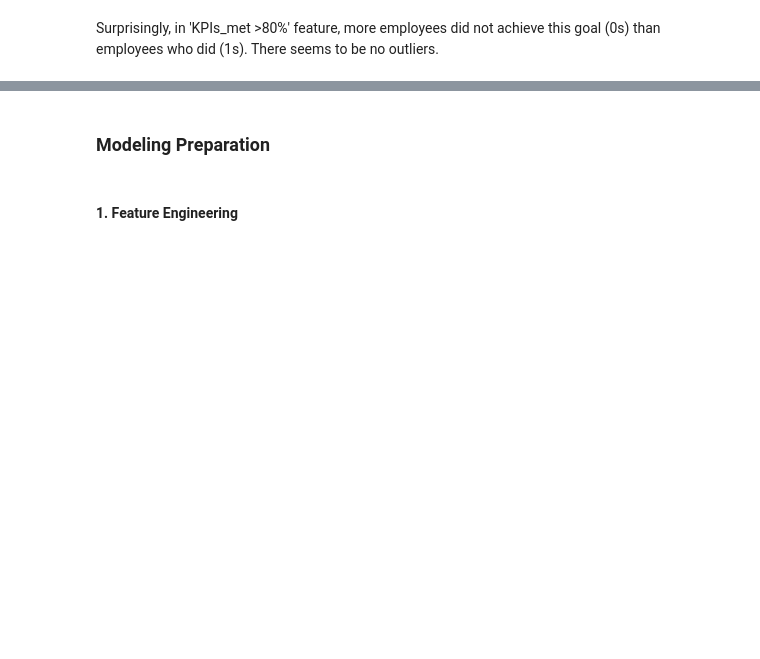
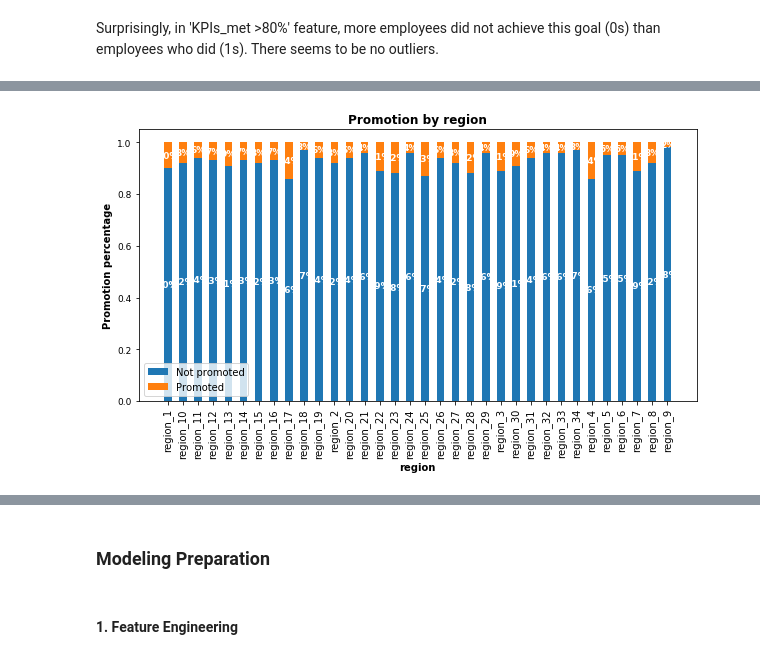
Before and after one commit to smartinternz02/SI-GuidedProject-90401-1658231457, a Jupyter notebook: HR_analytics_v1.ipynb, the cells around one changed output, grey strips where cells are left out. Drawn from its saved outputs; the diff is of its cells as text; code cells hidden in the pictures; blank space fills up the shorter version.

```diff
--- a/HR_analytics_v1.ipynb
+++ b/HR_analytics_v1.ipynb
@@ -273,0 +214,6 @@ create_stacked_bar(labels,list1,list2,list1_name,list2_name,title,xlabel,ylabel)
+# %%
+# Plot the percentage of promotion data by region
+
+create_stacked_bar('region')
+# %% [output]
+[figure, added]
```
Also changed, not shown: parts of 11 cells of this notebook.
